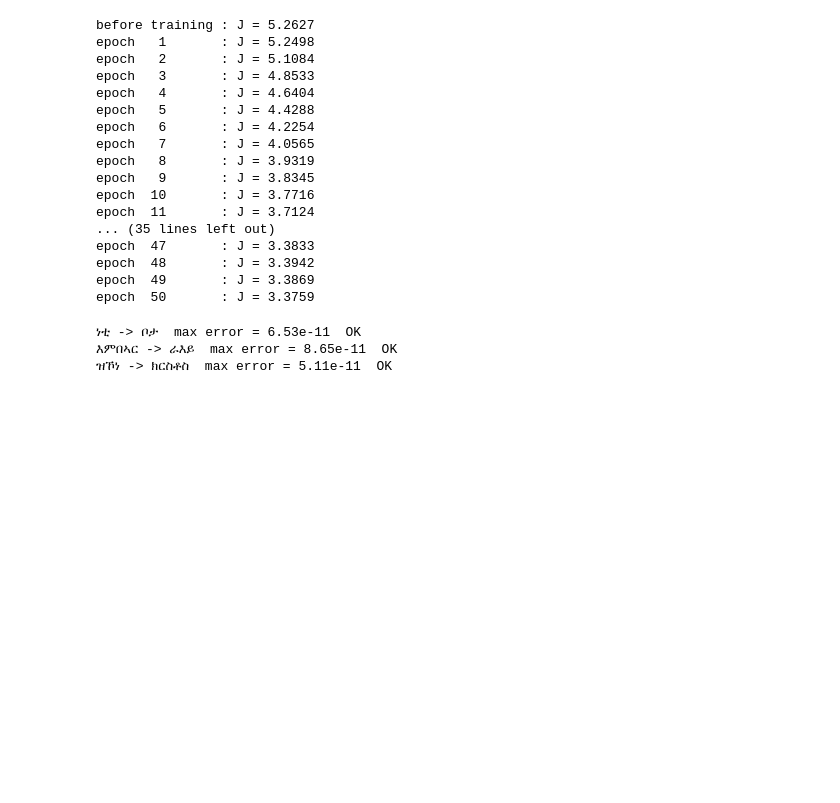
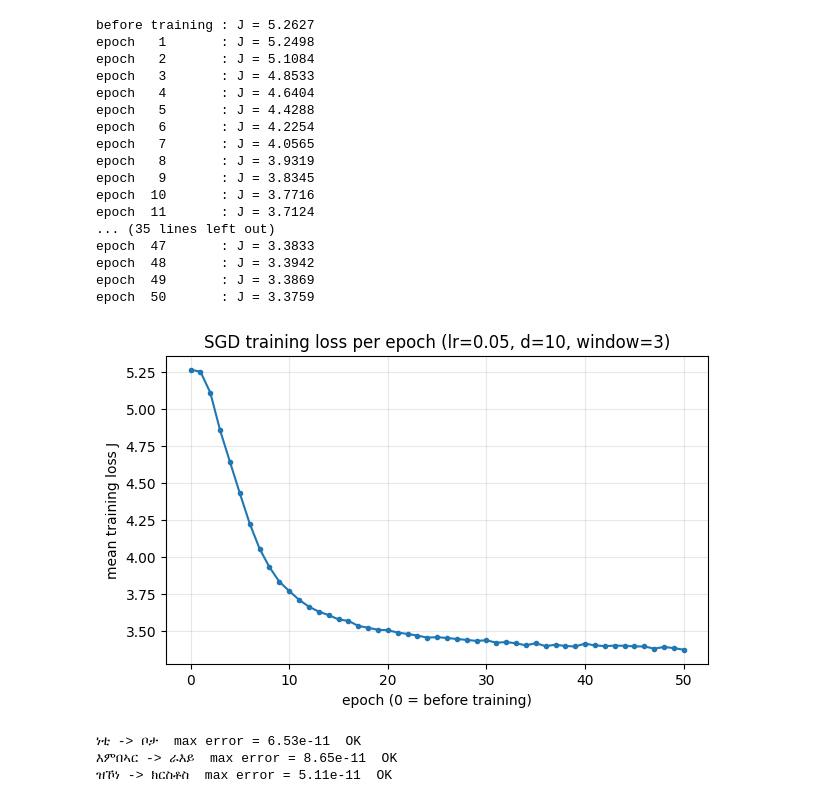
Before and after one commit to Aryam-21/word-embeddings-from-scratch, a Jupyter notebook: word_embeddings_essay.ipynb, the cells around one changed output. Drawn from its saved outputs; the diff is of its cells as text; code cells hidden in the pictures; blank space fills up the shorter version.

Commit message:
add visualization for cost in each epoch

```diff
--- a/word_embeddings_essay.ipynb
+++ b/word_embeddings_essay.ipynb
@@ -141,6 +141,19 @@ epoch  47       : J = 3.3833
 epoch  48       : J = 3.3942
 epoch  49       : J = 3.3869
 epoch  50       : J = 3.3759
+# %%
+import matplotlib.pyplot as plt
+
+epochs = range(len(history))                 # 0 = before training
+plt.figure(figsize=(7, 4))
+plt.plot(epochs, history, marker="o", markersize=3)
+plt.xlabel("epoch (0 = before training)")
+plt.ylabel("mean training loss J")
+plt.title(f"SGD training loss per epoch (lr={LR}, d={DIM}, window={WINDOW})")
+plt.grid(alpha=0.3)
+plt.show()
+# %% [output]
+[figure, added]
 # %%
 import random
 
```
